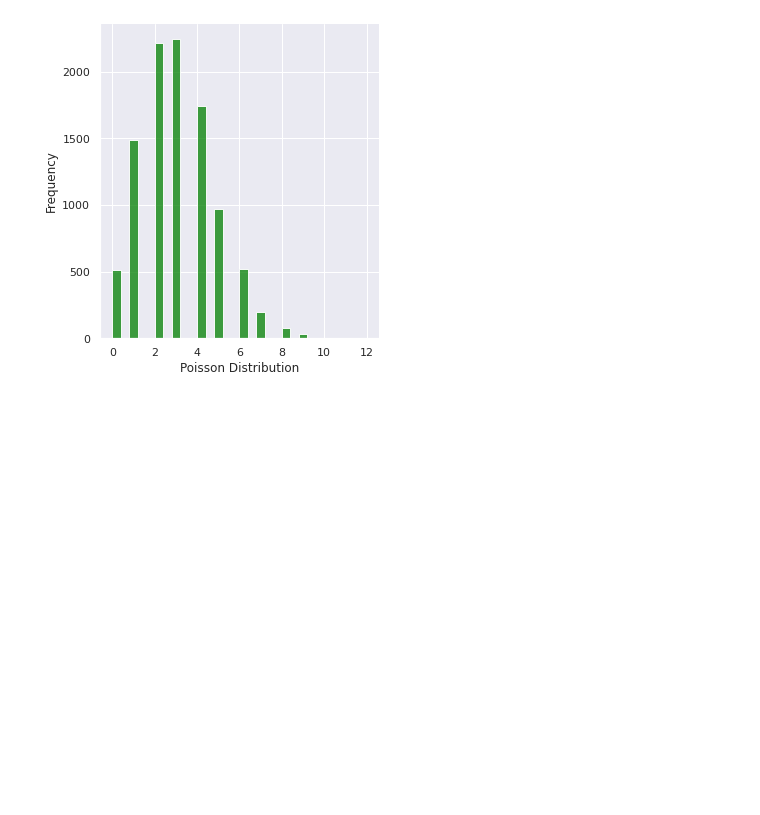
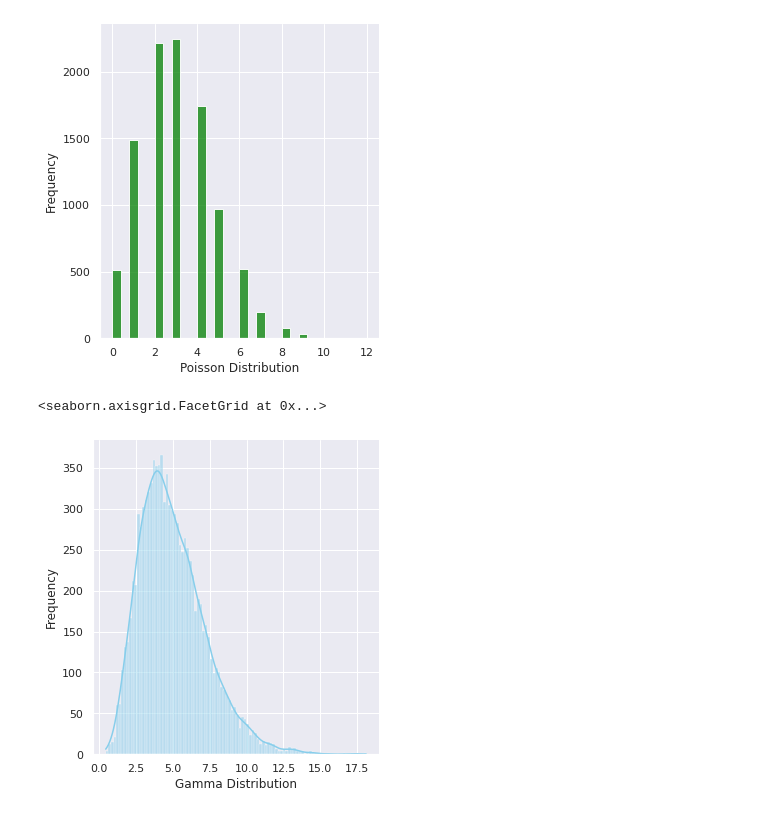
Before and after one commit to Madhu-Mitra/DS, a Jupyter notebook: probability distribution.ipynb, the cells around one changed output. Cells and saved outputs as stored; diff of their text form; code cells hidden in the pictures; blank space fills up the shorter version.

```diff
--- a/probability distribution.ipynb
+++ b/probability distribution.ipynb
@@ -67,3 +67,15 @@ ax.set(xlabel='Poisson Distribution', ylabel='Frequency')
 # %% [output]
 <seaborn.axisgrid.FacetGrid at 0x...>
 [figure]
+# %%
+from scipy.stats import gamma
+data_gamma = gamma.rvs(a=5, size=10000)
+ax = sns.displot(data_gamma,
+                  kde=True,
+                  bins=100,
+                  color='skyblue',
+                 )
+ax.set(xlabel='Gamma Distribution', ylabel='Frequency')
+# %% [output]
+<seaborn.axisgrid.FacetGrid at 0x...>
+[figure, added]
```
